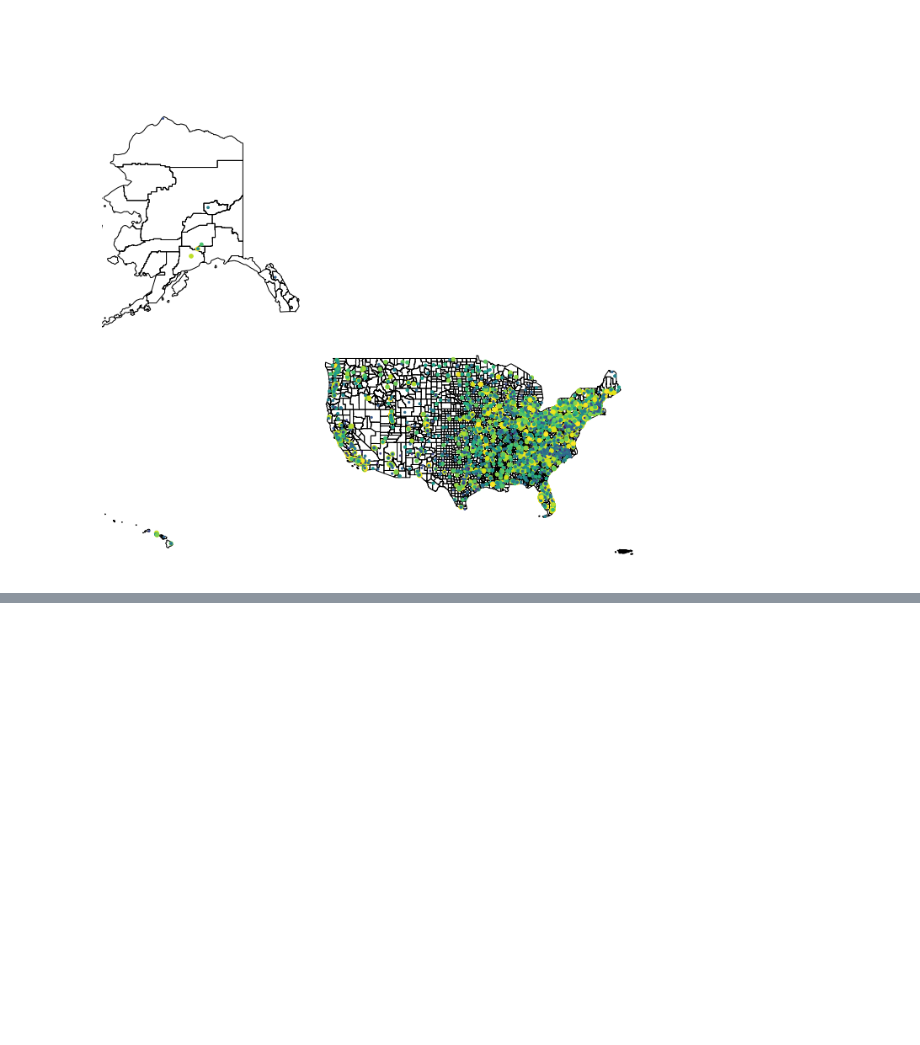
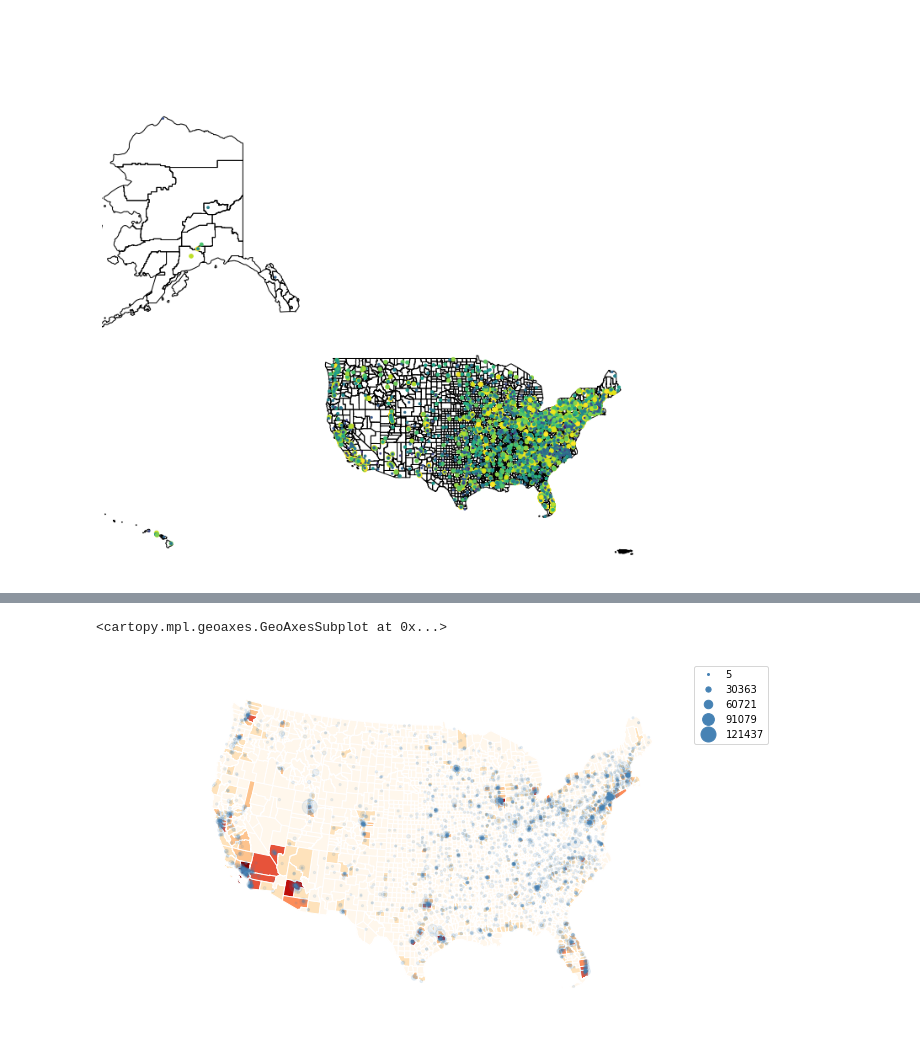
Before and after one commit to chekos/geospatial-public-policy-analysis-with-geopandas, a Jupyter notebook: notebooks/00_DataViz-US.ipynb, the cells around one changed output, grey strips where cells are left out. Drawn from its saved outputs; the diff is of its cells as text; code cells hidden in the pictures; blank space fills up the shorter version.

```diff
--- a/notebooks/00_DataViz-US.ipynb
+++ b/notebooks/00_DataViz-US.ipynb
@@ -106,0 +226,4 @@ gplt.pointplot(institutions, hue='share_full-time', legend = False, ax=ax, scale
+# %%
+contiguous_counties = contiguous_counties.set_index("GEOID")
+# %%
+working_df = contiguous_counties.join(county_data, )
@@ -106,0 +254,5 @@ gplt.pointplot(institutions, hue='share_full-time', legend = False, ax=ax, scale
+# %%
+k = 7
+scheme_quantiles = mc.Quantiles(working_df['universe'], k=k)
+scheme_fisherjenk = mc.FisherJenks(working_df['universe'], k=k)
+scheme_fisherjenksampled = mc.FisherJenksSampled(working_df['universe'].values, k=k)
@@ -106,0 +301,34 @@ gplt.pointplot(institutions, hue='share_full-time', legend = False, ax=ax, scale
+# %%
+legend_labels = [
+    "< 76K",
+    "76 - 225K",
+    "225 - 450K",
+    "450 - 930K",
+    "930K - 1.49M",
+    "1.49 - 2.38M",
+    "2.38 - 10M"
+]
+# %%
+ax = gplt.choropleth(
+    working_df, hue='universe', projection=gcrs.AlbersEqualArea(),
+    edgecolor='white', linewidth=1,
+    cmap='OrRd', legend=True, legend_kwargs={'loc': 'lower left'},
+    scheme=scheme_fisherjenksampled,
+    figsize=(12,12),
+    legend_labels=legend_labels
+)
+
+gplt.pointplot(
+    contiguous_institutions,
+#     hue='share_full-time',
+    legend = True,
+    ax=ax,
+    scale='total_enrollment',
+    limits = (2,15),
+    legend_var = 'scale',
+    zorder = 3,
+    alpha = .1,
+)
+# %% [output]
+<cartopy.mpl.geoaxes.GeoAxesSubplot at 0x...>
+[figure, added]
```
Also changed, not shown: parts of 49 cells of this notebook.
